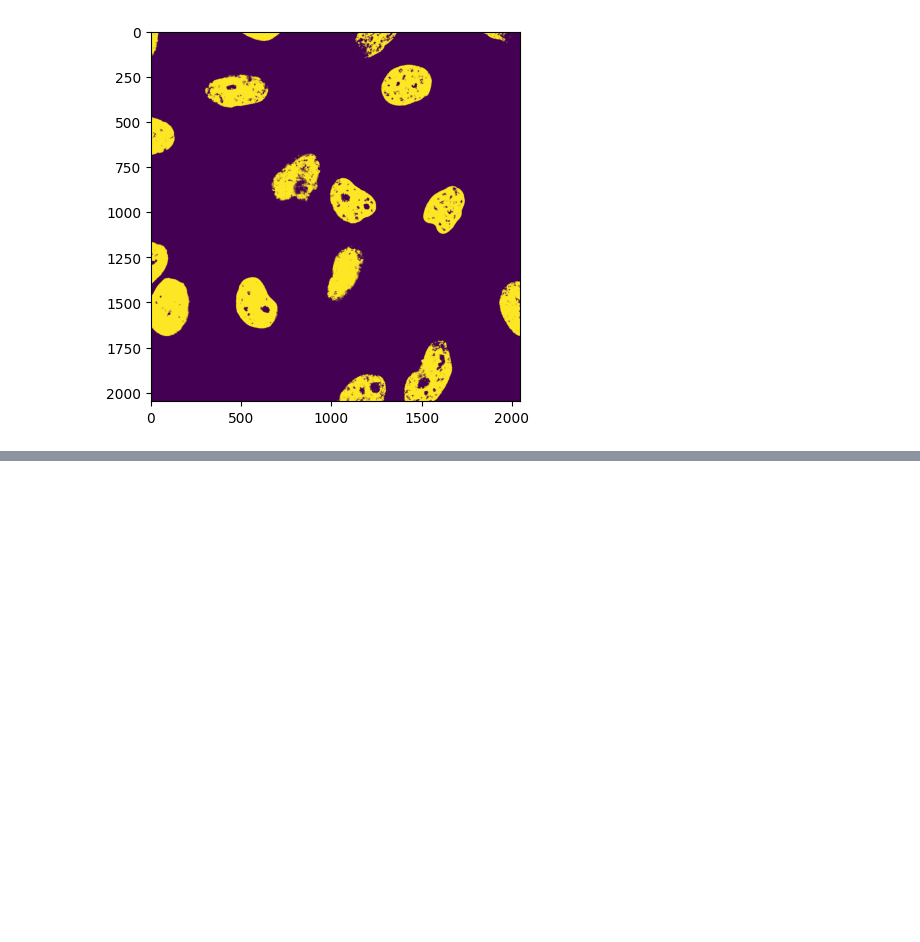
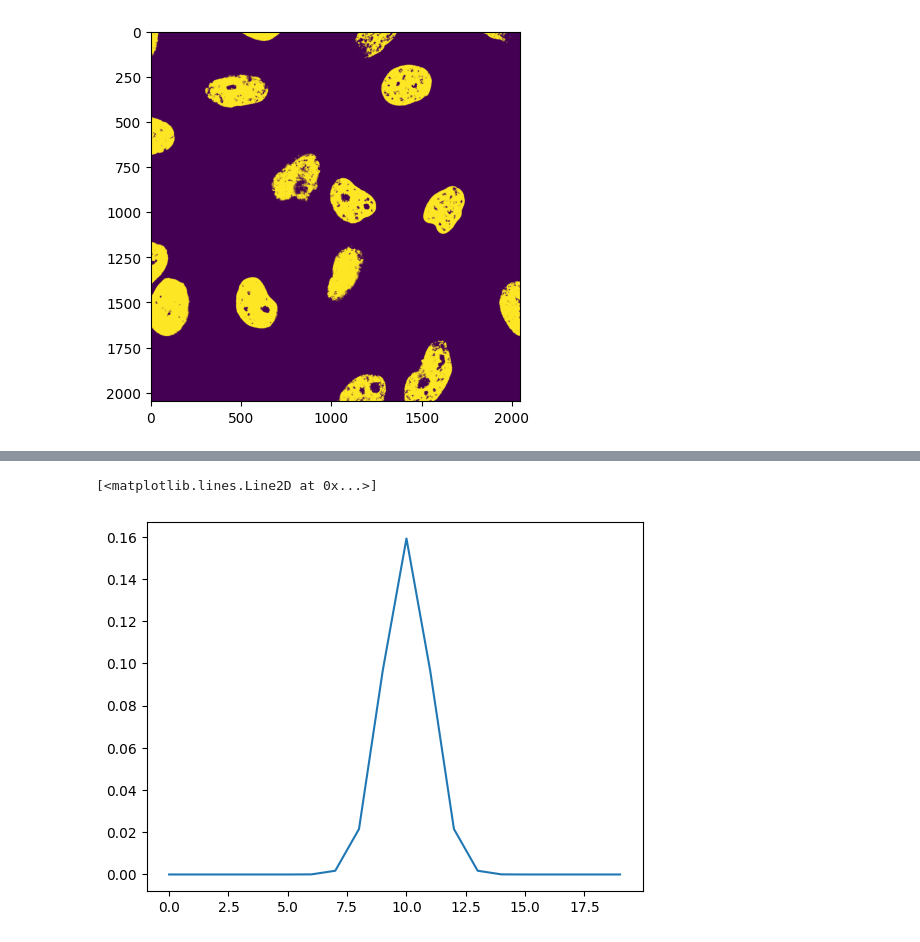
Before and after one commit to Nishitha0730/Computer-Vision, a Jupyter notebook: Images_as_Array.ipynb, the cells around one changed output, grey strips where cells are left out. Drawn from its saved outputs; the diff is of its cells as text; code cells hidden in the pictures; blank space fills up the shorter version.

```diff
--- a/Images_as_Array.ipynb
+++ b/Images_as_Array.ipynb
@@ -353,0 +382,5 @@ plt.imshow(mask_nuclei)
+# %%
+plt.plot(filtered[10,:])
+# %% [output]
+[<matplotlib.lines.Line2D at 0x...>]
+[figure, added]
```
Also changed, not shown: parts of 11 cells of this notebook.
